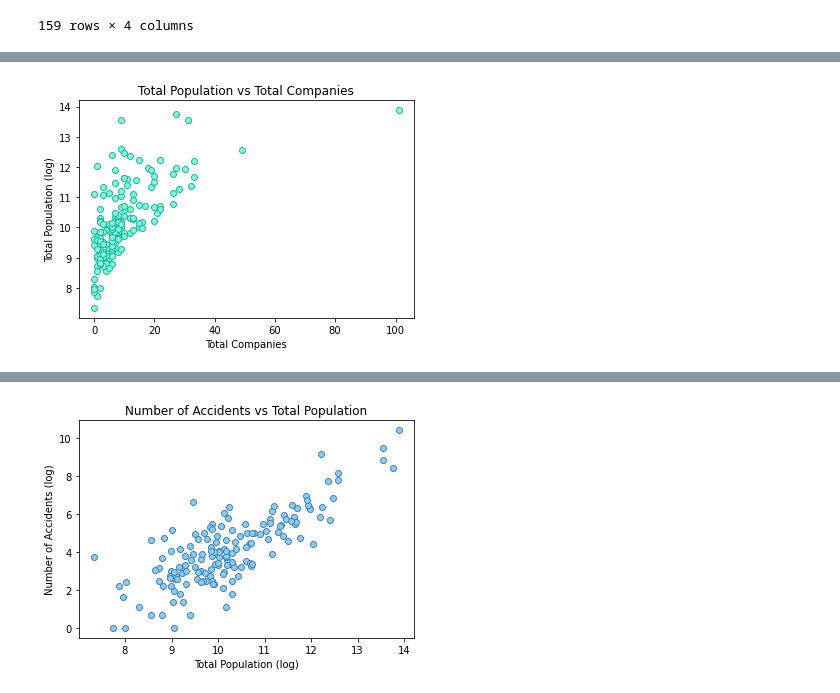
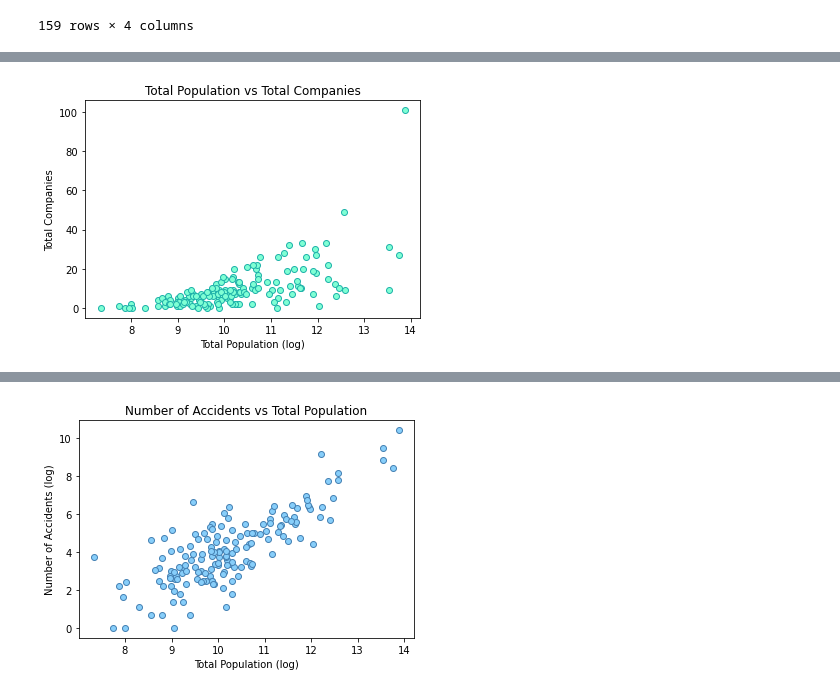
Before and after one commit to erinlzheng/project1, a Jupyter notebook: insurance_data/graphs_matplotlib.ipynb, the cells around one changed output, grey strips where cells are left out. Cells and saved outputs as stored; diff of their text form; code cells hidden in the pictures.

```diff
--- a/insurance_data/graphs_matplotlib.ipynb
+++ b/insurance_data/graphs_matplotlib.ipynb
@@ -70,7 +70,8 @@ plt.show()
 # %% [output]
 [figure]
 # %%
-merged_file=pd.read_csv("all.csv")
+#reading the merged csv files
+merged_file=pd.read_csv("all_merged.csv")
 merged_file.head()
 # %% [output]
 |  | Unnamed: 0 | OBJECTID | County | County_Full | totpop10 | Reg_Comm | Acres | Sq_Miles | Label | State | ... |
@@ -103,10 +117,11 @@ merged_file["log_acc"] = np.log(merged_file["accident_count"])
 # %%
+#Graphs with log
 population_agencies = merged_file
-
+#label, set x & y axis
 plt.title('Total Population vs Total Companies')
-plt.scatter(population_agencies['all_companies'], population_agencies['log_pop'], edgecolors='lightseagreen', c='aquamarine')
-plt.ylabel('Total Population (log)')
-plt.xlabel('Total Companies')
+plt.scatter(population_agencies['log_pop'], population_agencies['all_companies'], edgecolors='lightseagreen', c='aquamarine')
+plt.xlabel('Total Population (log)')
+plt.ylabel('Total Companies')
 plt.show()
 # %% [output]
-[figure, old version]
+[figure, new version]
```
Also changed, not shown: parts of 7 cells of this notebook.
